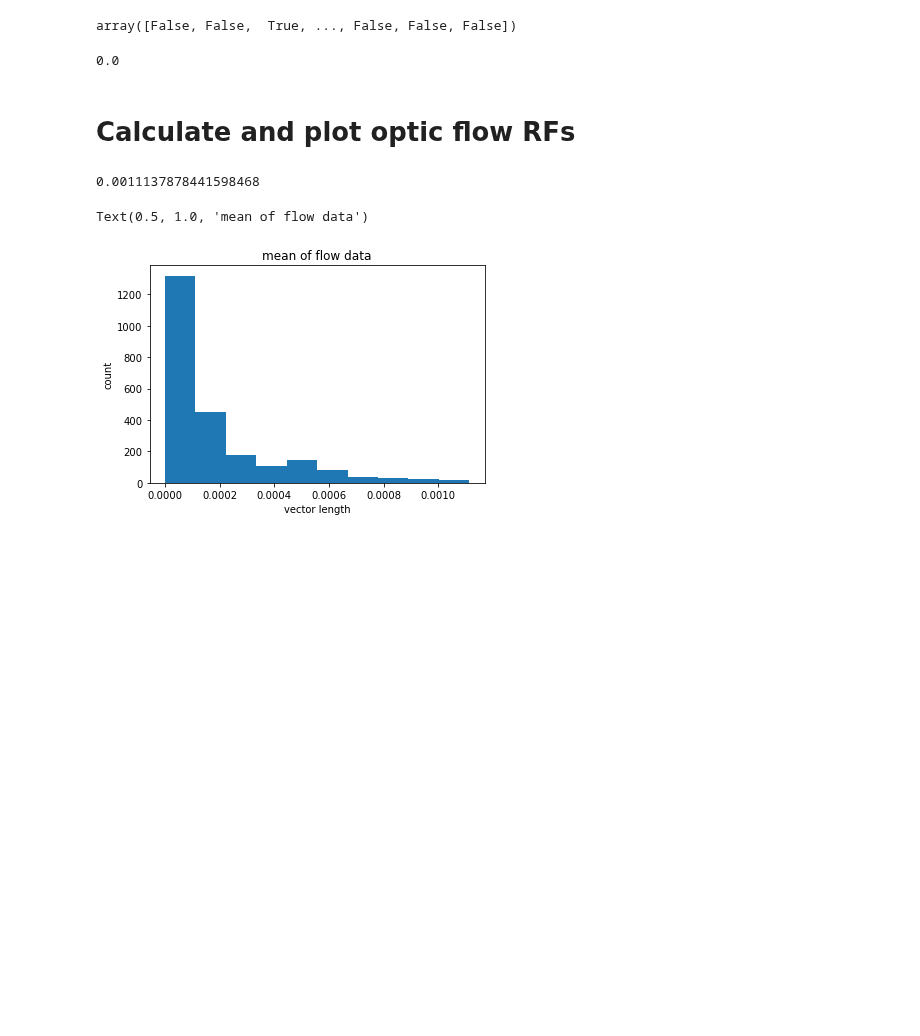
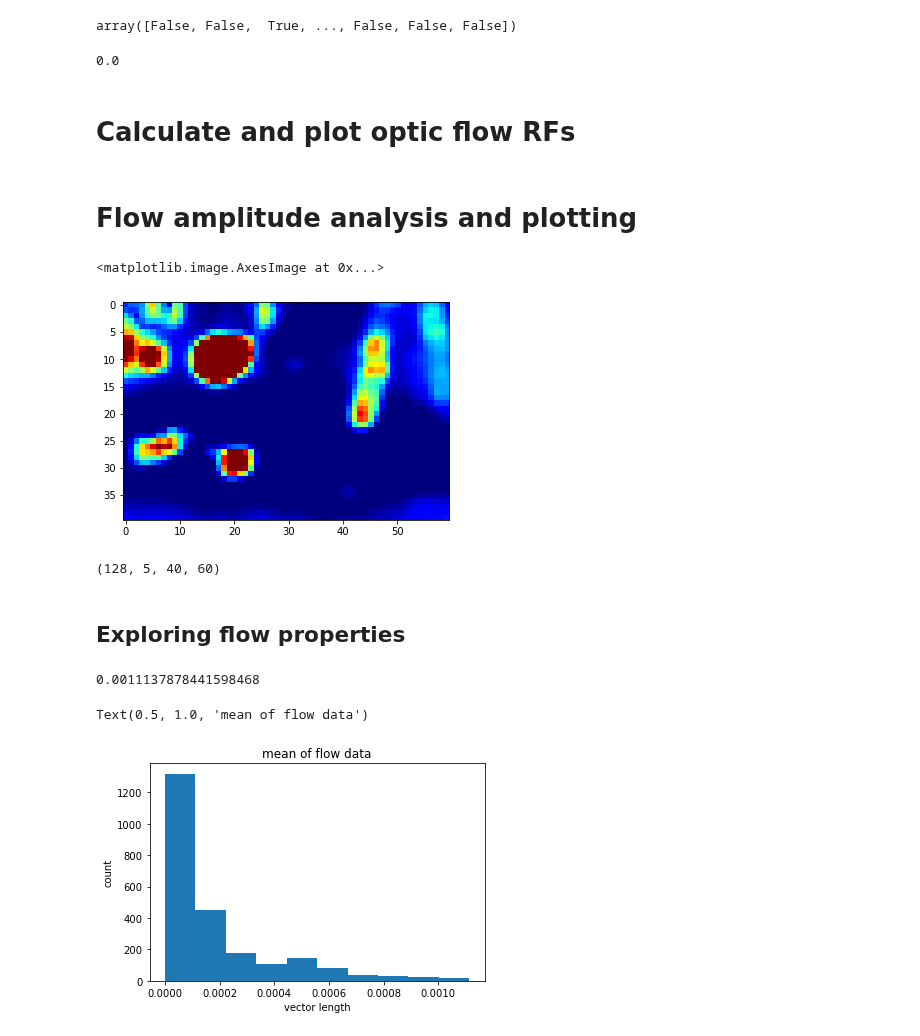
Before and after one commit to nielllab/FreelyMovingEphys, a Jupyter notebook: project_analysis/ephys/phil_group_ephys_analysis.ipynb, the cells around one changed output. Cells and saved outputs as stored; diff of their text form; code cells hidden in the pictures; blank space fills up the shorter version.

Commit message:
added optic flow amplitude
phil

```diff
--- a/project_analysis/ephys/phil_group_ephys_analysis.ipynb
+++ b/project_analysis/ephys/phil_group_ephys_analysis.ipynb
@@ -221,3 +225,10 @@ for c, (ind,spikes) in enumerate(zip(goodcells.index,avg_rates)):
     pp.savefig(fig)
     plt.close(fig)
 pp.close()
+# %% [markdown]
+# Flow amplitude analysis and plotting
+# %%
+plt.imshow(flow_amp_mnsub[100,:,:],vmin=-0.3,vmax=0.3,cmap='jet')
+# %% [output]
+<matplotlib.image.AxesImage at 0x...>
+[figure, added]
@@ -224,3 +317,9 @@ pp.close()
+# %%
+sta_im.shape
+# %% [output]
+(128, 5, 40, 60)
+# %% [markdown]
+## Exploring flow properties
 # %%
 ### histogram of mean vector lengths
 sta = np.nanmean(flow_data,axis=0)
```
Also changed, not shown: parts of 5 cells of this notebook.
